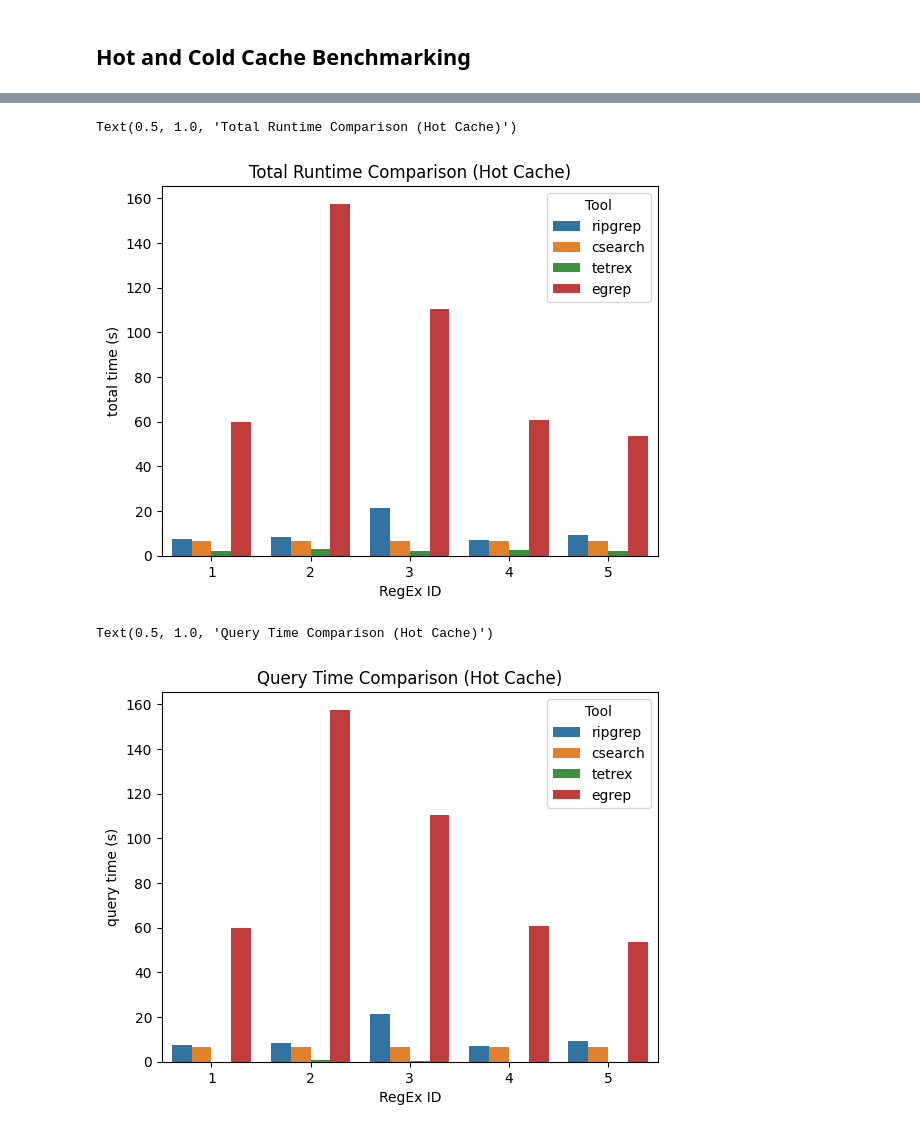
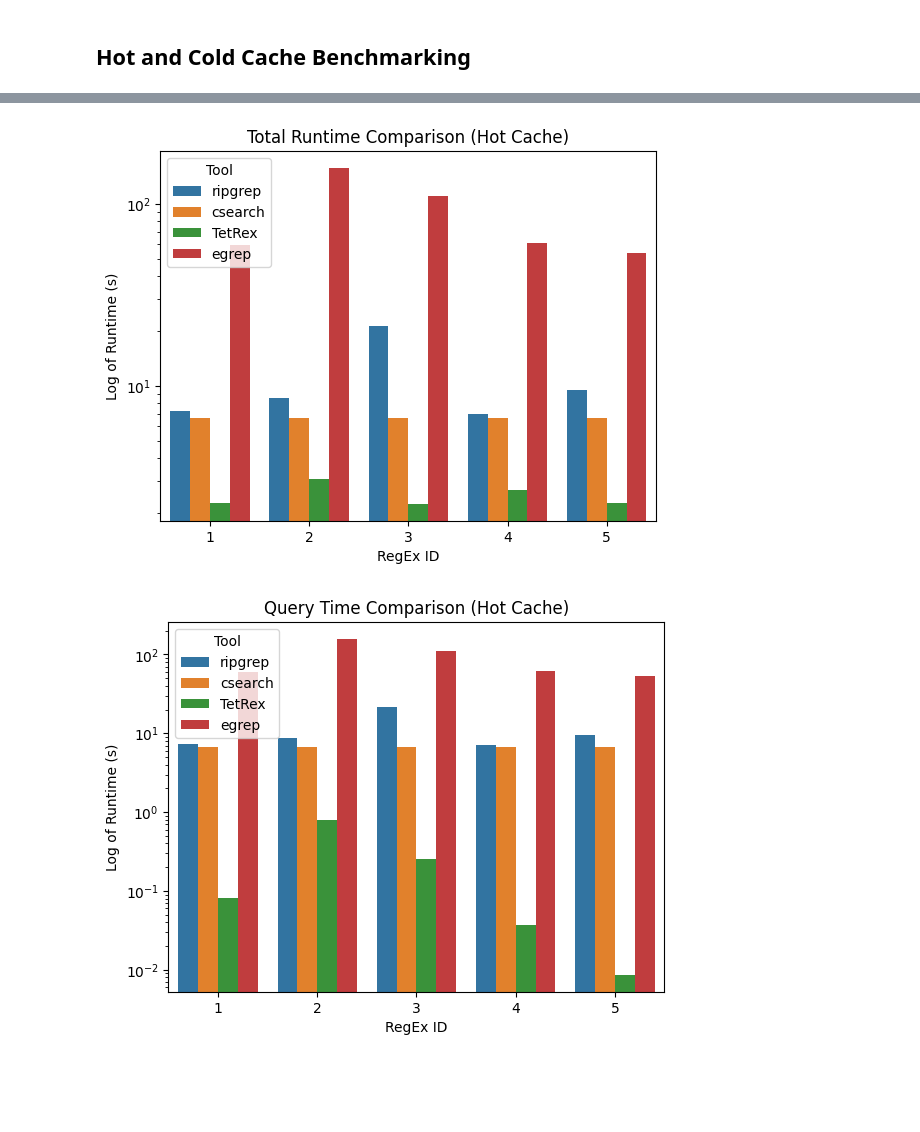
Before and after one commit to remyschwab/tetrex_analysis, a Jupyter notebook: simulated_dna_analysis.ipynb, the cells around one changed output, grey strips where cells are left out. Cells and saved outputs as stored; diff of their text form; code cells hidden in the pictures; blank space fills up the shorter version.

```diff
--- a/simulated_dna_analysis.ipynb
+++ b/simulated_dna_analysis.ipynb
@@ -37,10 +38,14 @@ Text(0.5, 1.0, 'Query Time Comparison (Cold Cache)')
 # %%
-sns.barplot(sim_df[sim_df["Cache"] == "hot"], x="RegEx ID", y="total time (s)", hue="Tool").set_title("Total Runtime Comparison (Hot Cache)")
+bplt = sns.barplot(sim_df[sim_df["Cache"] == "hot"], x="RegEx ID", y="total time (s)", hue="Tool")
+bplt.set_title("Total Runtime Comparison (Hot Cache)")
+bplt.set_ylabel("Log of Runtime (s)")
+plt.yscale('log')
 # %% [output]
-Text(0.5, 1.0, 'Total Runtime Comparison (Hot Cache)')
-[figure, old version]
+[figure, new version]
 # %%
-sns.barplot(sim_df[sim_df["Cache"] == "hot"], x="RegEx ID", y="query time (s)", hue="Tool").set_title("Query Time Comparison (Hot Cache)")
+bplt = sns.barplot(sim_df[sim_df["Cache"] == "hot"], x="RegEx ID", y="query time (s)", hue="Tool")
+bplt.set_title("Query Time Comparison (Hot Cache)")
+bplt.set_ylabel("Log of Runtime (s)")
+plt.yscale('log')
 # %% [output]
-Text(0.5, 1.0, 'Query Time Comparison (Hot Cache)')
-[figure, old version]
+[figure, new version]
```
Also changed, not shown: parts of 3 cells of this notebook, 7 other files.
